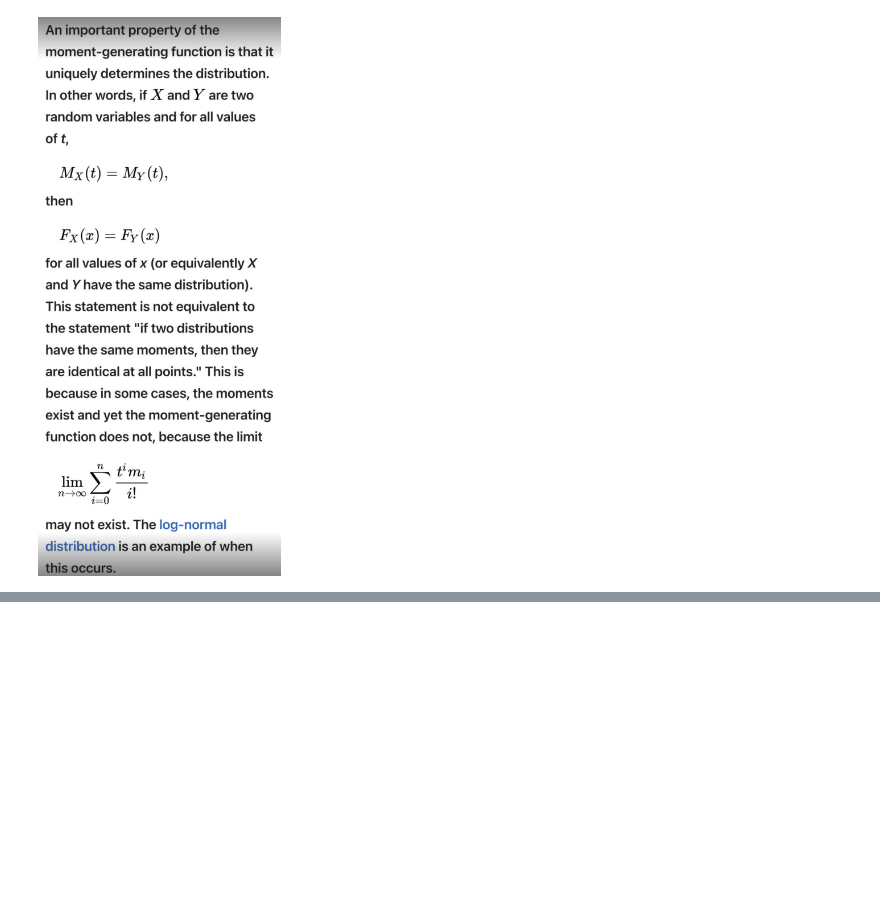
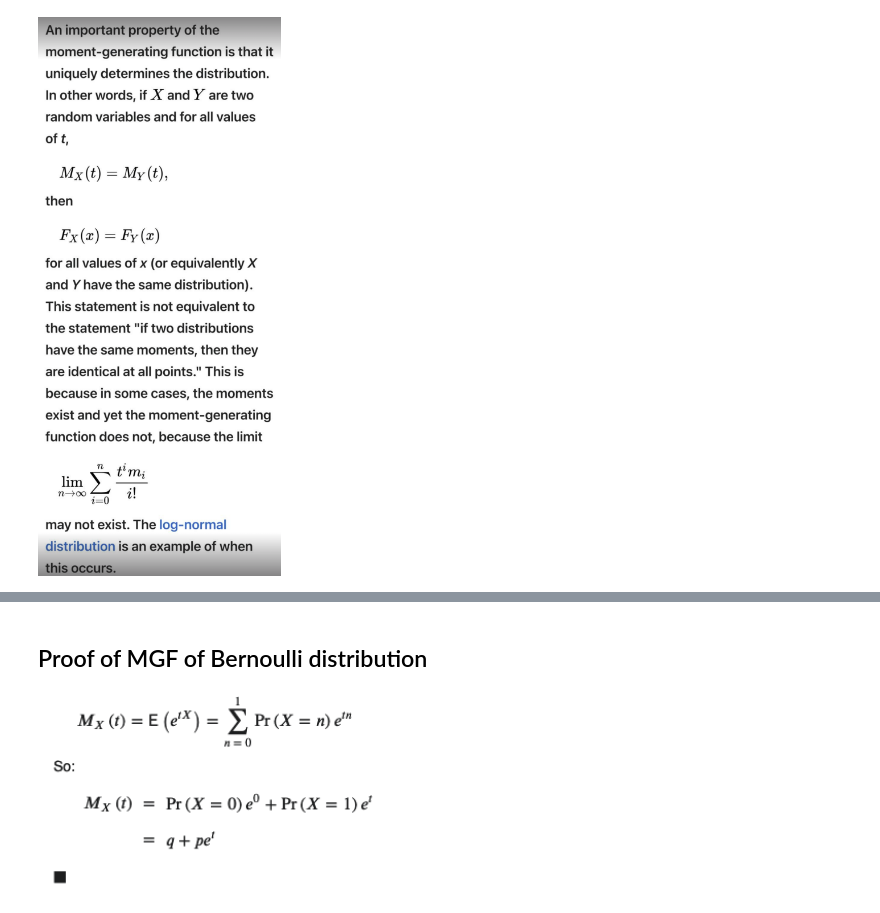
Before and after one commit to ksawada0/Whiteboard-Session-Notes-Probability-and-Statistics, a Jupyter notebook: 2024-03-22-Whiteboard-Session-Probability-and-Statistics.ipynb, the cells around one changed output, grey strips where cells are left out. Saved outputs shown, nothing was run; the diff lists cells and outputs as text; code cells hidden in the pictures; blank space fills up the shorter version.

```diff
--- a/2024-03-22-Whiteboard-Session-Probability-and-Statistics.ipynb
+++ b/2024-03-22-Whiteboard-Session-Probability-and-Statistics.ipynb
@@ -127,2 +107,7 @@ $$(f * g)(t)=\int_{-\infty}^{\infty} f(\tau)g(x - \tau) d\tau$$
+# %% [markdown]
+## Proof of MGF of Bernoulli distribution
 # %%
-$$$$
+# https://proofwiki.org/wiki/Moment_Generating_Function_of_Beroulli_Distribution#google_vignette
+Image(filename='images/session8/mgf_bernoulli_prf.png', width=350)
+# %% [output]
+[figure, added]
```
Also changed, not shown: parts of 18 cells of this notebook, 33 other files.
